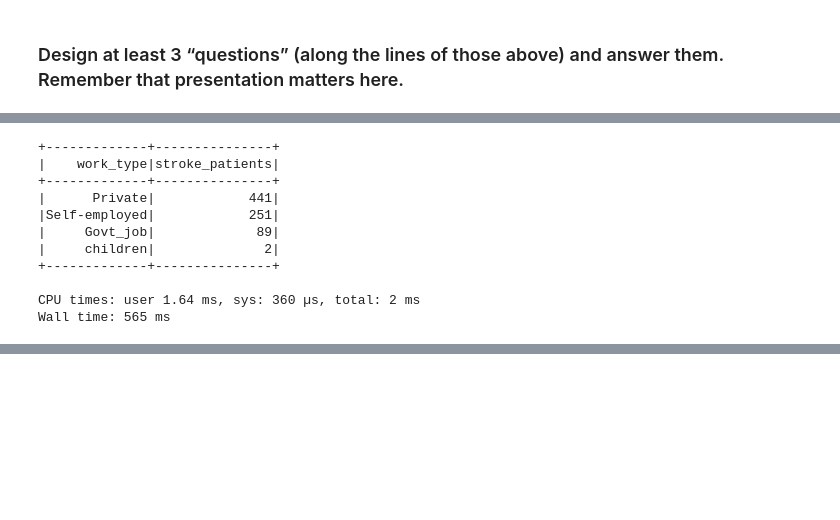
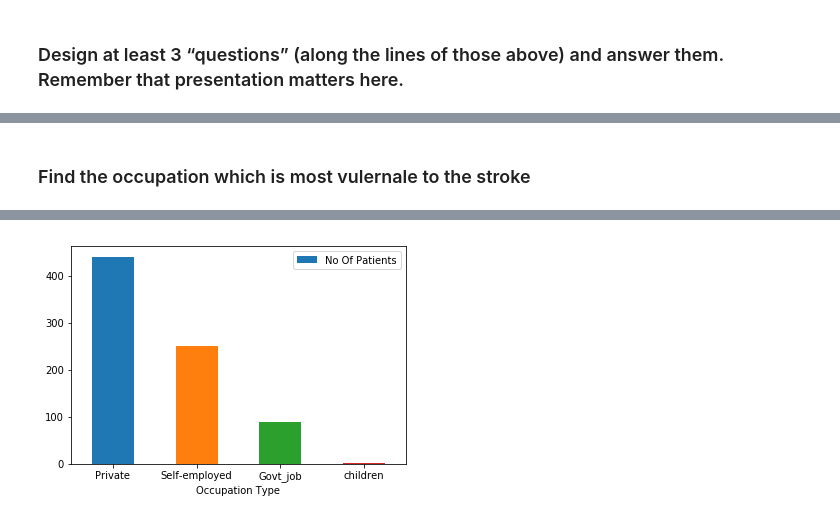
Before and after one commit to gudbrandsc/Spatiotemporal-Analysis-with-Spark, a Jupyter notebook: Final Notebook.ipynb, the cells around one changed output, grey strips where cells are left out. Cells and saved outputs as stored; diff of their text form; code cells hidden in the pictures; blank space fills up the shorter version.

```diff
--- a/Final Notebook.ipynb
+++ b/Final Notebook.ipynb
@@ -355,20 +764,18 @@ Wall time: 366 ms
-# %%
-%%time
-#Find the occupation which is most vulernale to the stroke
-spark.sql( "SELECT work_type, count(*) as stroke_patients \
-            FROM aa_df \
-            WHERE stroke = 1 \
-            GROUP BY work_type \
-            ORDER BY count(*) desc").show()
-# %% [output]
-+-------------+---------------+
-|    work_type|stroke_patients|
-+-------------+---------------+
-|      Private|            441|
-|Self-employed|            251|
-|     Govt_job|             89|
-|     children|              2|
-+-------------+---------------+
-
-CPU times: user 1.64 ms, sys: 360 µs, total: 2 ms
-Wall time: 565 ms
+# %% [markdown]
+### Find the occupation which is most vulernale to the stroke
+# %%
+%%time
+import pandas as pd
+worktyperesult = spark.sql( "SELECT work_type, count(*) as stroke_patients \
+                                FROM aa_df \
+                                WHERE stroke = 1 \
+                                GROUP BY work_type \
+                                ORDER BY count(*) desc").collect()
+worktype = []
+stroke_patients = []
+for i in worktyperesult:
+    worktype.append(i.work_type)
+    stroke_patients.append(i.stroke_patients)
+df = pd.DataFrame({'Occupation Type':worktype, 'No Of Patients':stroke_patients})
+ax = df.plot.bar(x='Occupation Type', y='No Of Patients', rot=0)
+# %% [output]
@@ -375 +784,2 @@ Wall time: 565 ms
+[figure, added]
 # %%
```
Also changed, not shown: parts of 49 cells of this notebook, 11 other files.
